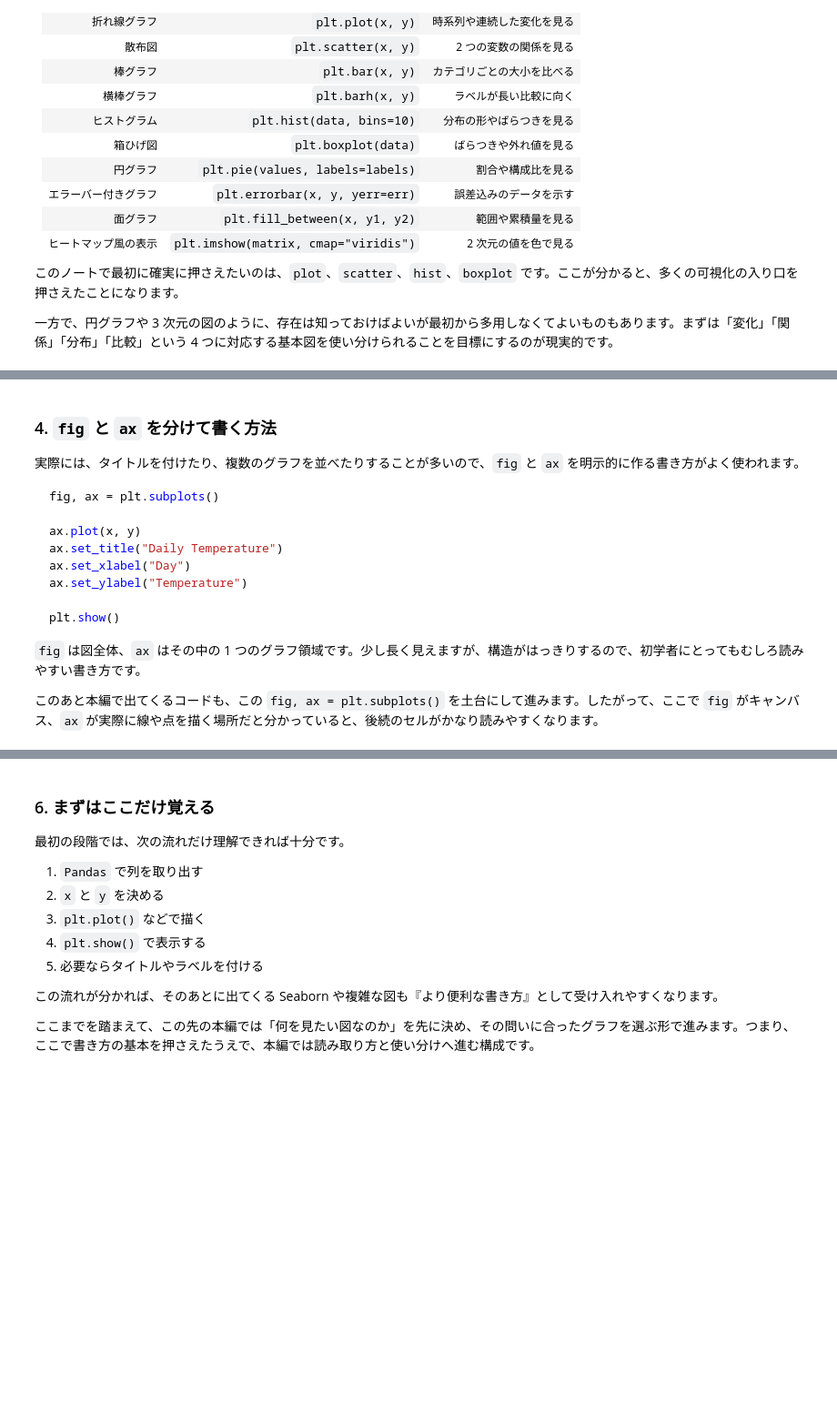
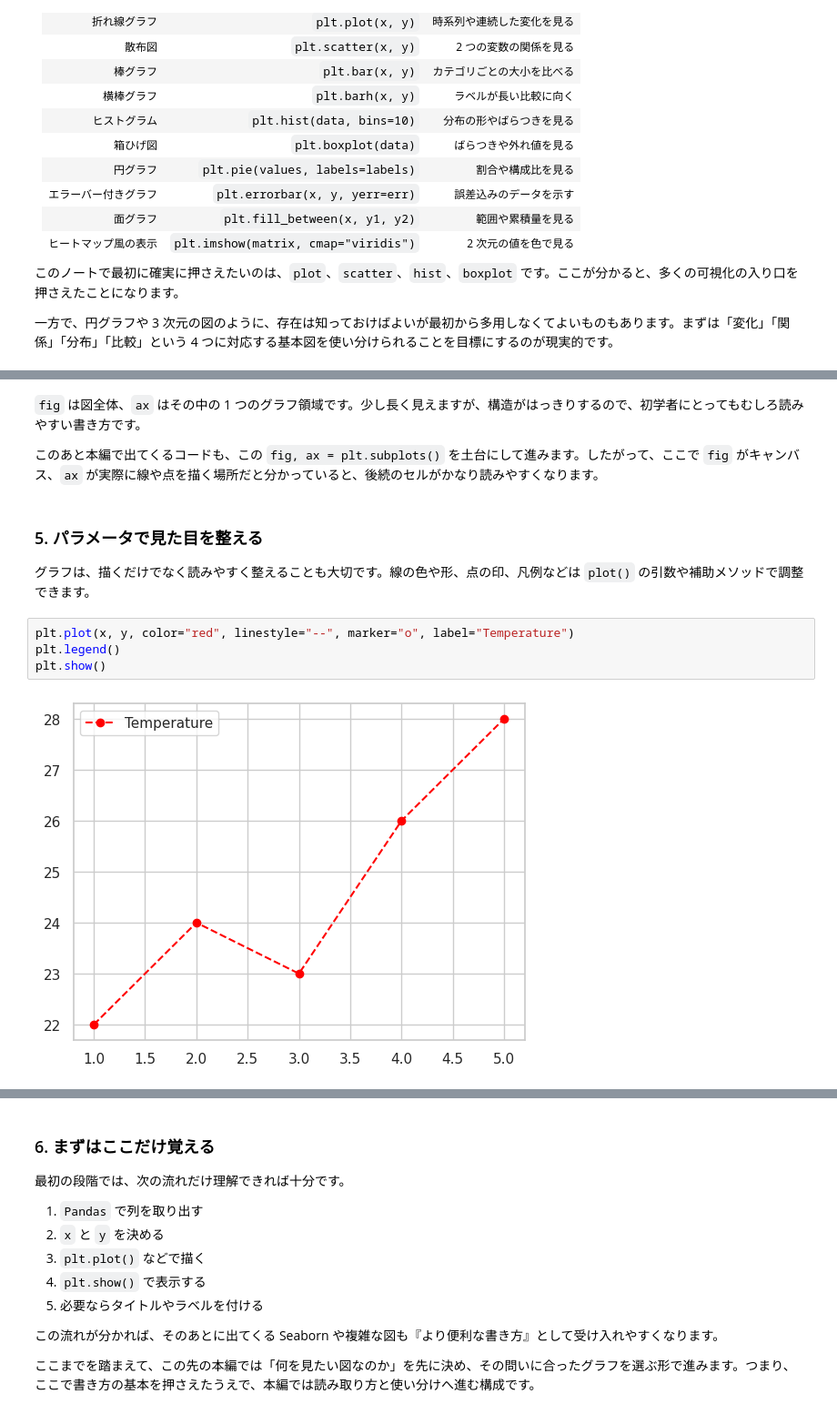
Before and after one commit to mani1261790/Noema, a Jupyter notebook: content/notebooks/core/python/matplotlib-seaborn.ipynb, the cells around one changed output, grey strips where cells are left out. Shown at 91% size. Saved outputs shown, nothing was run; the diff lists cells and outputs as text; blank space fills up the shorter version.

````diff
--- a/content/notebooks/core/python/matplotlib-seaborn.ipynb
+++ b/content/notebooks/core/python/matplotlib-seaborn.ipynb
@@ -85,20 +98,15 @@ plt.show()
 # %% [markdown]
-### 4. `fig` と `ax` を分けて書く方法
-
-実際には、タイトルを付けたり、複数のグラフを並べたりすることが多いので、`fig` と `ax` を明示的に作る書き方がよく使われます。
-
-```python
-fig, ax = plt.subplots()
-
-ax.plot(x, y)
-ax.set_title("Daily Temperature")
-ax.set_xlabel("Day")
-ax.set_ylabel("Temperature")
-
-plt.show()
-```
-
 `fig` は図全体、`ax` はその中の 1 つのグラフ領域です。少し長く見えますが、構造がはっきりするので、初学者にとってもむしろ読みやすい書き方です。
 
 このあと本編で出てくるコードも、この `fig, ax = plt.subplots()` を土台にして進みます。したがって、ここで `fig` がキャンバス、`ax` が実際に線や点を描く場所だと分かっていると、後続のセルがかなり読みやすくなります。
+# %% [markdown]
+### 5. パラメータで見た目を整える
+
+グラフは、描くだけでなく読みやすく整えることも大切です。線の色や形、点の印、凡例などは `plot()` の引数や補助メソッドで調整できます。
+# %%
+plt.plot(x, y, color="red", linestyle="--", marker="o", label="Temperature")
+plt.legend()
+plt.show()
+# %% [output]
+[figure, added]
 # %% [markdown]
````
Also changed, not shown: parts of 13 cells of this notebook.
